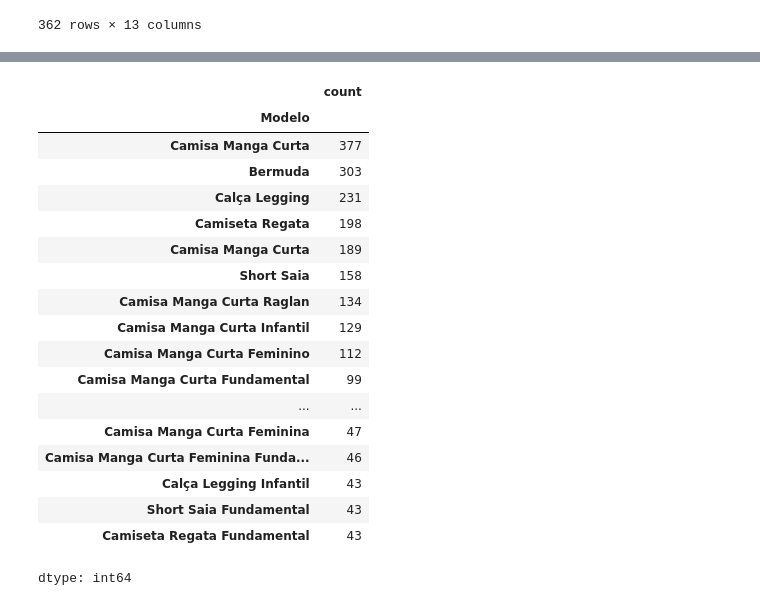
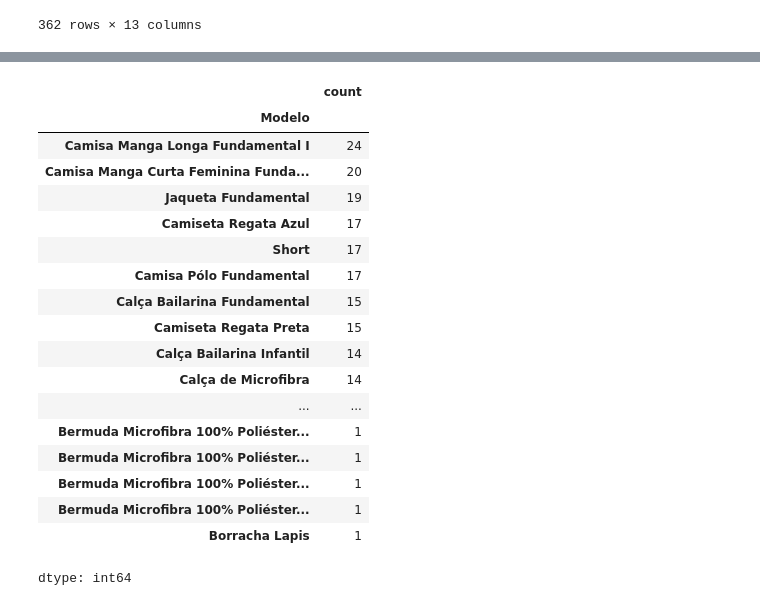
Before and after one commit to leonaardoas/Demand-Forecast-, a Jupyter notebook: Previsão_de_Demanda.ipynb, the cells around one changed output, grey strips where cells are left out. Drawn from its saved outputs; the diff is of its cells as text; code cells hidden in the pictures.

```diff
--- a/Previsão_de_Demanda.ipynb
+++ b/Previsão_de_Demanda.ipynb
@@ -135,5 +266,5 @@ xx
 # %%
-df['Escola'] = df['Escola'].str.strip()
-df['Escola'] = df['Escola'].apply(lambda x: "Colégio Castelo" if x == "Castelo Novo" else x)
+df['Escola'] = df['Escola'].str.strip().str.lower()
+df['Escola'] = df['Escola'].apply(lambda x: "colégio castelo" if x == "castelo novo" else x)
 xp = df["Escola"].value_counts()
 xp
@@ -175,23 +323,23 @@ df
 # %%
 modelosunicos= df["Modelo"].value_counts().sort_values(ascending=False)
-modelosunicos[0:30]
+modelosunicos[50:]
 # %% [output]
 |  | count |
 | Modelo |  |
-| Camisa Manga Curta | 377 |
-| Bermuda | 303 |
-| Calça Legging | 231 |
-| Camiseta Regata | 198 |
-| Camisa Manga Curta | 189 |
-| Short Saia | 158 |
-| Camisa Manga Curta Raglan | 134 |
-| Camisa Manga Curta Infantil | 129 |
-| Camisa Manga Curta Feminino | 112 |
-| Camisa Manga Curta Fundamental | 99 |
+| Camisa Manga Longa Fundamental I | 24 |
+| Camisa Manga Curta Feminina Funda... | 20 |
+| Jaqueta Fundamental | 19 |
+| Camiseta Regata Azul | 17 |
+| Short | 17 |
+| Camisa Pólo Fundamental | 17 |
+| Calça Bailarina Fundamental | 15 |
+| Camiseta Regata Preta | 15 |
+| Calça Bailarina Infantil | 14 |
+| Calça de Microfibra | 14 |
 | ... | ... |
-| Camisa Manga Curta Feminina | 47 |
-| Camisa Manga Curta Feminina Funda... | 46 |
-| Calça Legging Infantil | 43 |
-| Short Saia Fundamental | 43 |
-| Camiseta Regata Fundamental | 43 |
+| Bermuda Microfibra 100% Poliéster... | 1 |
+| Bermuda Microfibra 100% Poliéster... | 1 |
+| Bermuda Microfibra 100% Poliéster... | 1 |
+| Bermuda Microfibra 100% Poliéster... | 1 |
+| Borracha Lapis | 1 |
 dtype: int64
```
Also changed, not shown: parts of 14 cells of this notebook.
